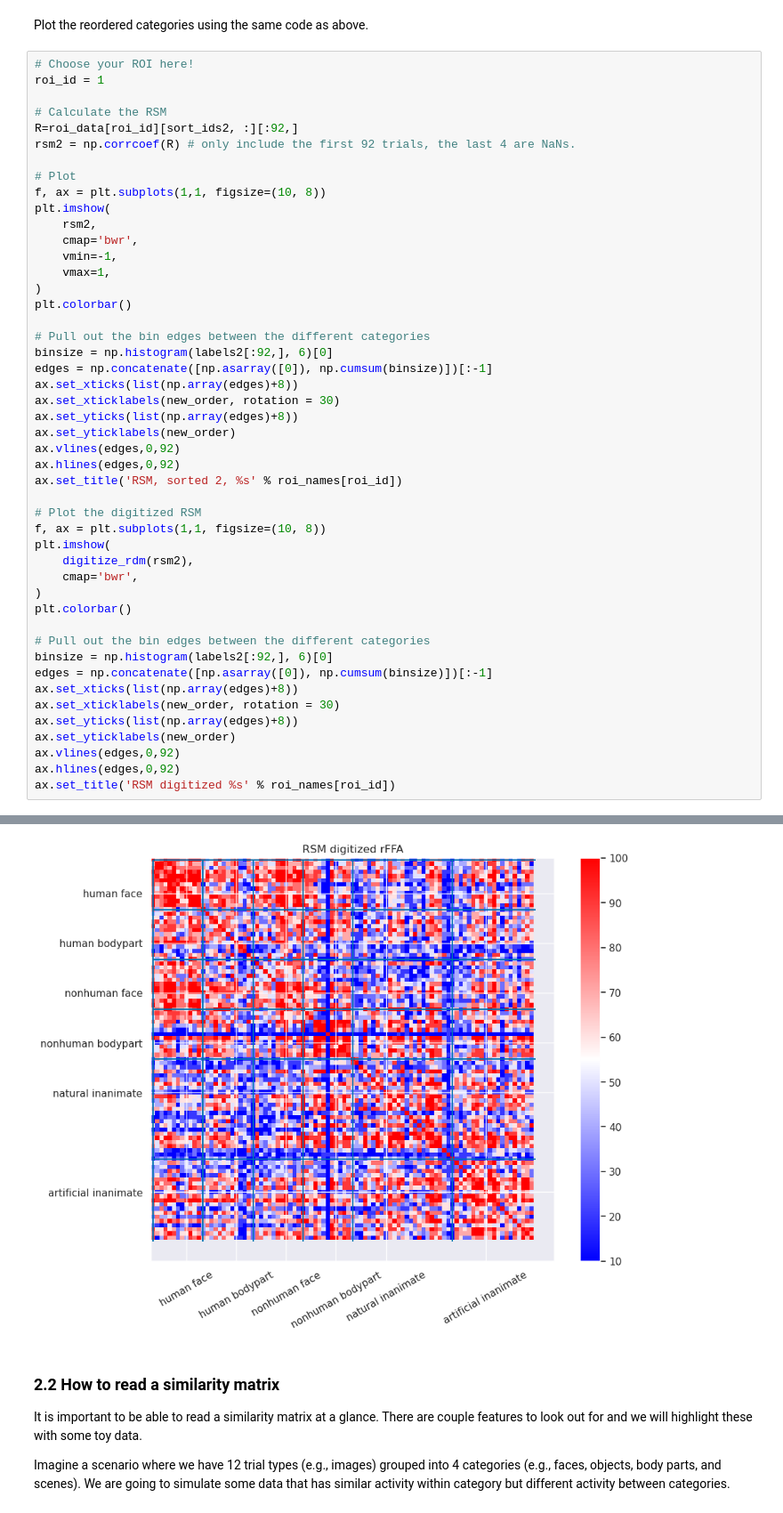
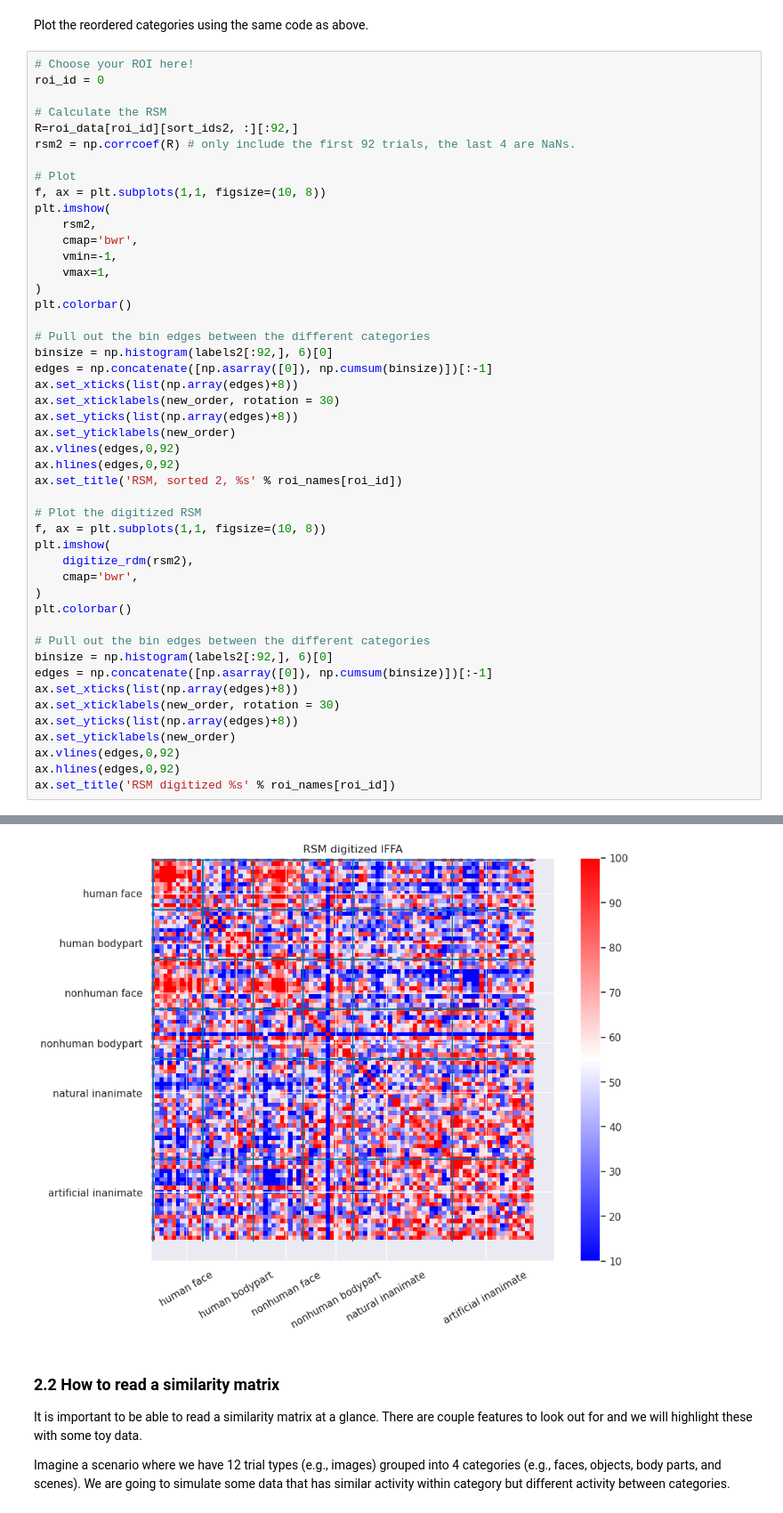
Before and after one commit to CassandraRempel/AdvancedCognitiveNeuroscience, a Jupyter notebook: Port4Final.ipynb, the cells around one changed output, grey strips where cells are left out. Shown at 89% size. Cells and saved outputs as stored; diff of their text form.

```diff
--- a/Port4Final.ipynb
+++ b/Port4Final.ipynb
@@ -485,7 +485,7 @@ sort_ids2 = labels2.argsort()
 Plot the reordered categories using the same code as above.
 # %%
 # Choose your ROI here!
-roi_id = 1
+roi_id = 0
 
 # Calculate the RSM
 R=roi_data[roi_id][sort_ids2, :][:92,]
@@ -536,4 +536,4 @@ Text(0.5, 1.0, 'RSM digitized rFFA')
-[figure, old version]
+[figure, new version]
 # %% [markdown]
 ### 2.2 How to read a similarity matrix <a id="read_sim_mat"></a>
 
```
Also changed, not shown: parts of 17 cells of this notebook.
